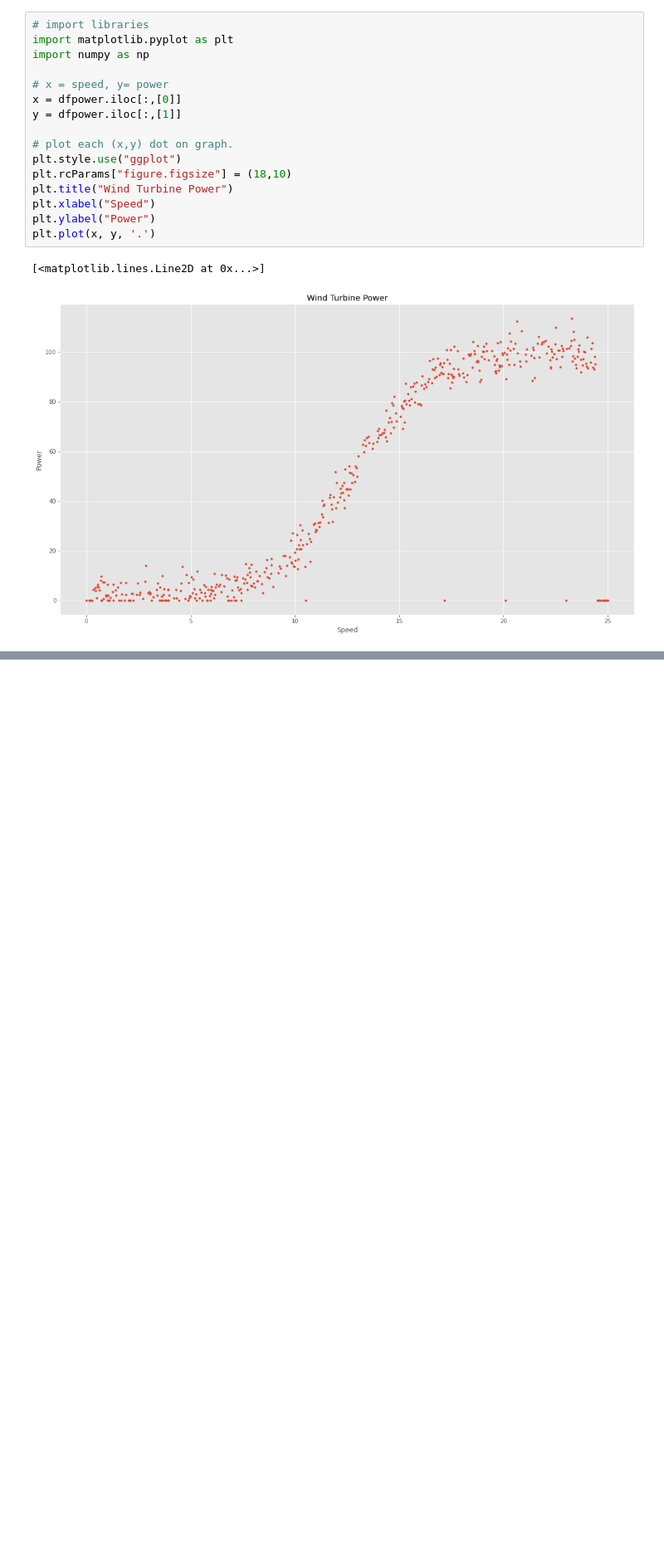
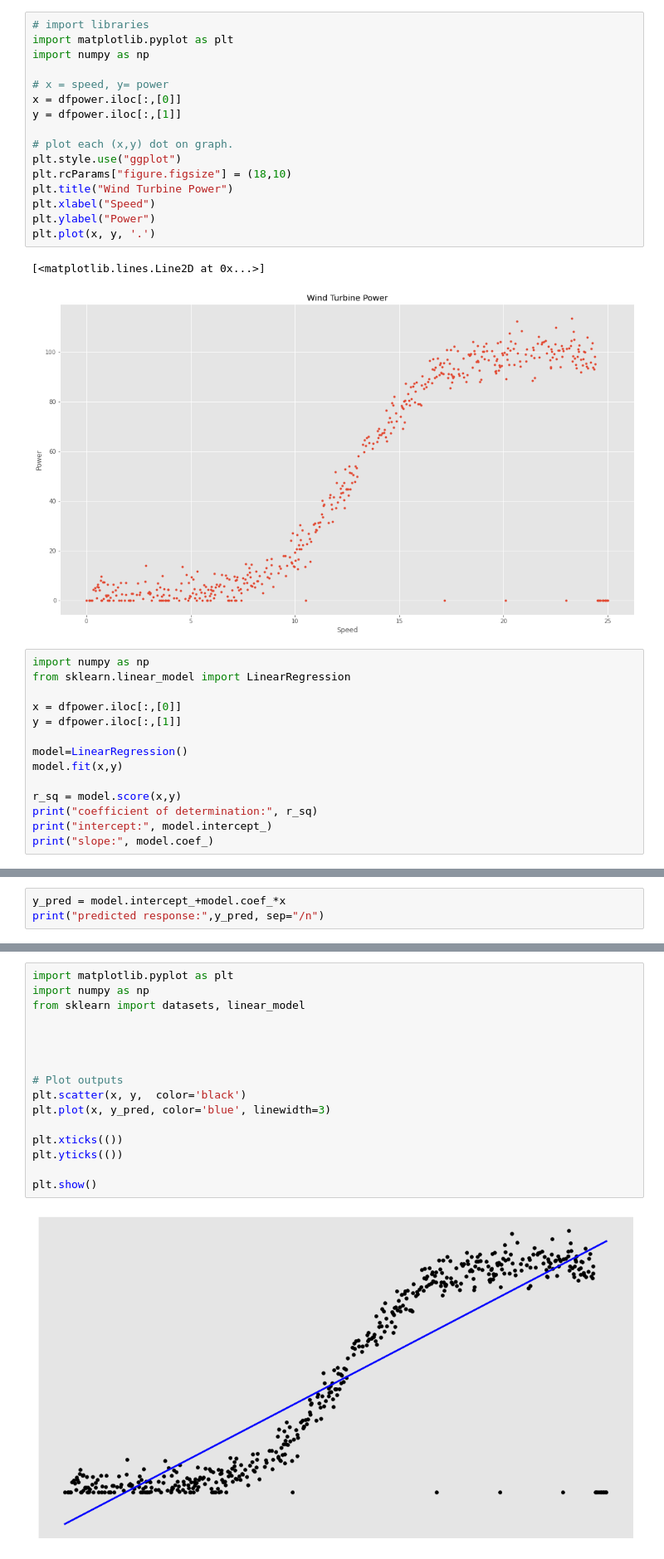
Before and after one commit to mobm65/Linear-Regression-FDA-Project, a Jupyter notebook: Linear Regression FDA Project.ipynb, the cells around one changed output, grey strips where cells are left out. Shown at 83% size. Drawn from its saved outputs; the diff is of its cells as text; blank space fills up the shorter version.

Commit message:
plotting estimated regression line

```diff
--- a/Linear Regression FDA Project.ipynb
+++ b/Linear Regression FDA Project.ipynb
@@ -57,3 +61,17 @@ plt.plot(x, y, '.')
 # %% [output]
 [<matplotlib.lines.Line2D at 0x...>]
 [figure]
+# %%
+import numpy as np
+from sklearn.linear_model import LinearRegression
+
+x = dfpower.iloc[:,[0]]
+y = dfpower.iloc[:,[1]]
+
+model=LinearRegression()
+model.fit(x,y)
+
+r_sq = model.score(x,y)
+print("coefficient of determination:", r_sq)
+print("intercept:", model.intercept_)
+print("slope:", model.coef_)
@@ -59,0 +82,3 @@ plt.plot(x, y, '.')
+# %%
+y_pred = model.intercept_+model.coef_*x
+print("predicted response:",y_pred, sep="/n")
@@ -59,0 +100,18 @@ plt.plot(x, y, '.')
+# %%
+import matplotlib.pyplot as plt
+import numpy as np
+from sklearn import datasets, linear_model
+
+
+
+
+# Plot outputs
+plt.scatter(x, y,  color='black')
+plt.plot(x, y_pred, color='blue', linewidth=3)
+
+plt.xticks(())
+plt.yticks(())
+
+plt.show()
+# %% [output]
+[figure, added]
```
Also changed, not shown: parts of 4 cells of this notebook.
